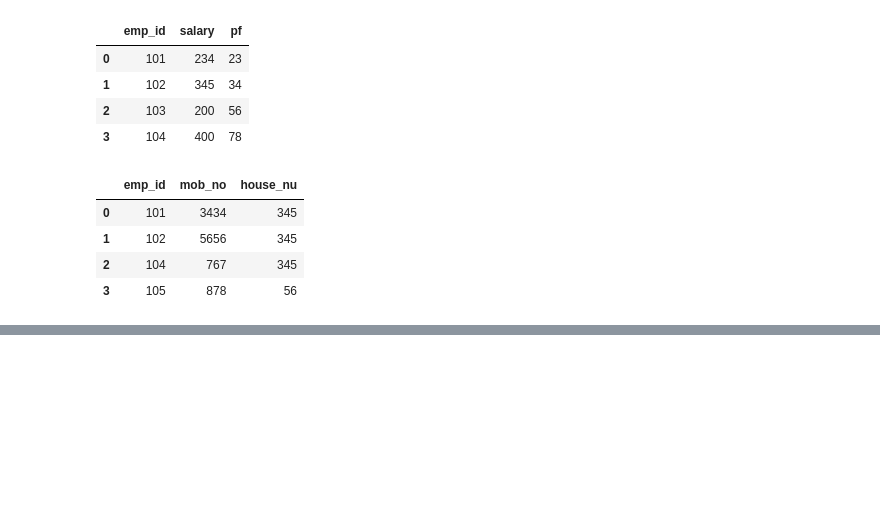
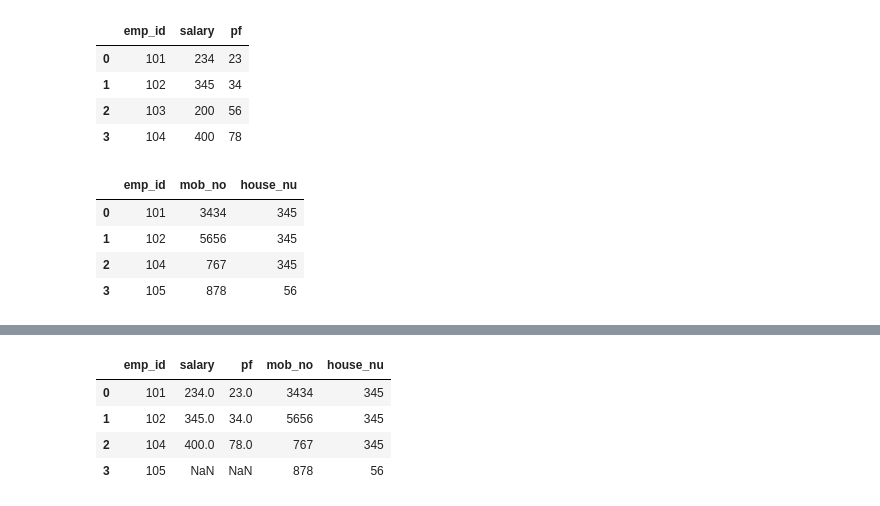
Before and after one commit to pranshuchaurasia/data-science-bootcamp, a Jupyter notebook: python-advanced/pandas class 3.ipynb, the cells around one changed output, grey strips where cells are left out. Cells and saved outputs as stored; diff of their text form; code cells hidden in the pictures; blank space fills up the shorter version.

```diff
--- a/python-advanced/pandas class 3.ipynb
+++ b/python-advanced/pandas class 3.ipynb
@@ -125,0 +141,8 @@ df5
+# %%
+pd.merge(df4,df5 ,  how ='right')
+# %% [output]
+|  | emp_id | salary | pf | mob_no | house_nu |
+| 0 | 101 | 234.0 | 23.0 | 3434 | 345 |
+| 1 | 102 | 345.0 | 34.0 | 5656 | 345 |
+| 2 | 104 | 400.0 | 78.0 | 767 | 345 |
+| 3 | 105 | NaN | NaN | 878 | 56 |
```
Also changed, not shown: parts of 26 cells of this notebook.
